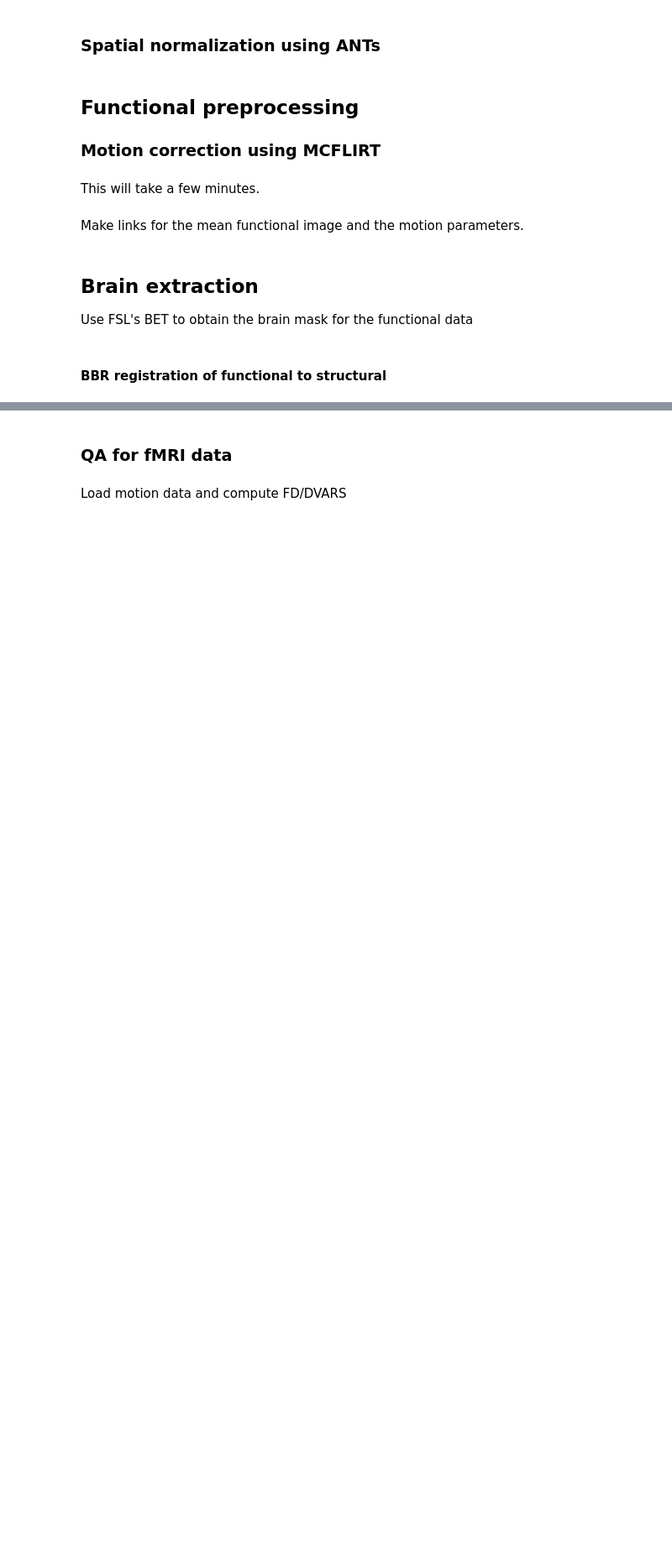
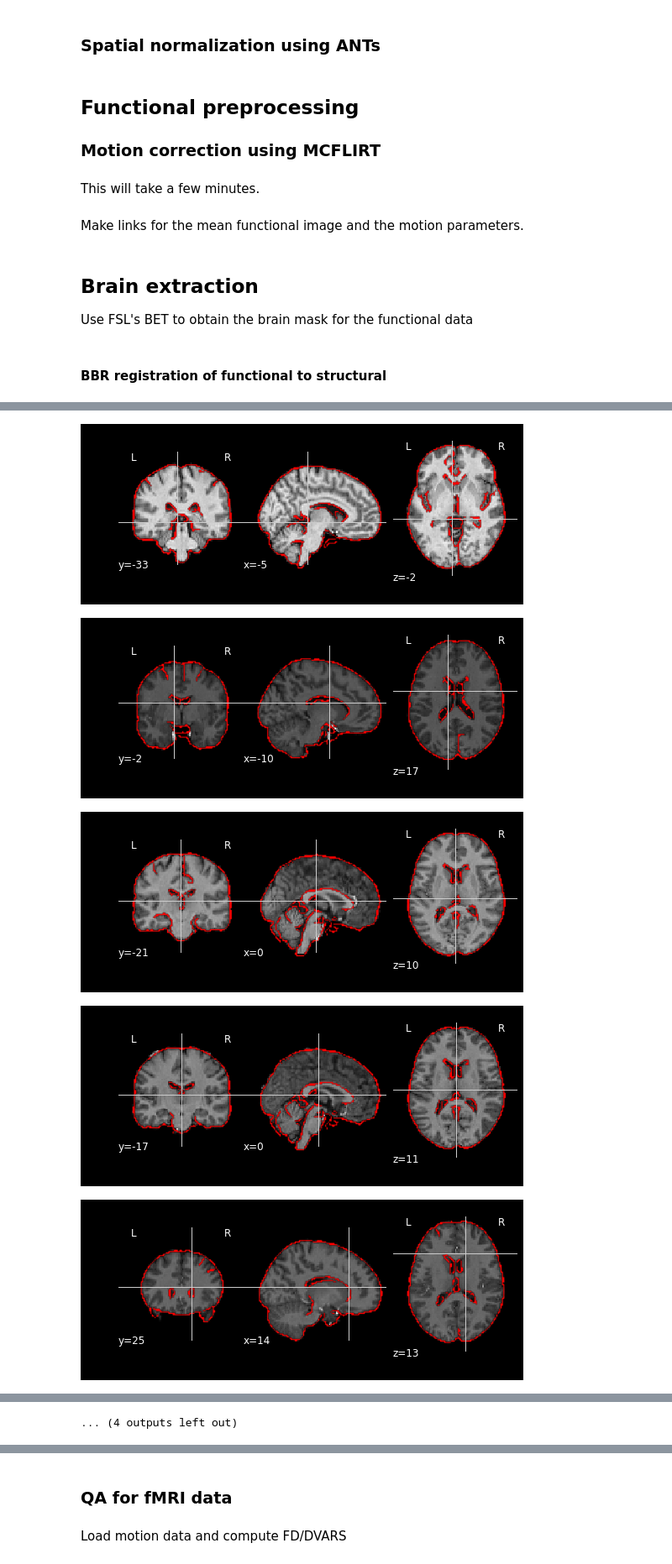
Before and after one commit to poldrack/fmri-handbook-2e-code, a Jupyter notebook: notebooks/DataPreparation/DataPreparation-ds005.ipynb, the cells around one changed output, grey strips where cells are left out. Shown at 84% size. Cells and saved outputs as stored; diff of their text form; code cells hidden in the pictures; blank space fills up the shorter version.

```diff
--- a/notebooks/DataPreparation/DataPreparation-ds005.ipynb
+++ b/notebooks/DataPreparation/DataPreparation-ds005.ipynb
@@ -331,8 +328,13 @@ INFO:workflow:Running: mcflirt -in /Users/poldrack/data/fmri-handbook-2e-data/ds
 # %%
 for subcode in subcodes:
     antsregfile=os.path.join(config.data['ds005']['datadir'],
                              'derivatives/ants/warped_image/_subject_id_%s/transform_Warped.nii.gz'%subcode)
     if os.path.exists(antsregfile):
-        mask_display=nilearn.plotting.plot_epi(anstregfile,cmap='gray')
-        mask_display.add_contours(os.path.join(os.getenv('FSLDIR'),'data/standard/MNI152_T1_2mm_brain.nii.gz'),
-                                  levels=[.5])
+        mask_display=nilearn.plotting.plot_epi(antsregfile,cmap='gray')
+        mask_display.add_edges(os.path.join(os.getenv('FSLDIR'),'data/standard/MNI152_T1_2mm_brain.nii.gz'))
+# %% [output]
+[figure, added]
+[figure, added]
+[figure, added]
+[figure, added]
+[figure, added]
@@ -338,0 +348 @@ for subcode in subcodes:
+... (4 outputs left out)
```
Also changed, not shown: parts of 22 cells of this notebook.
